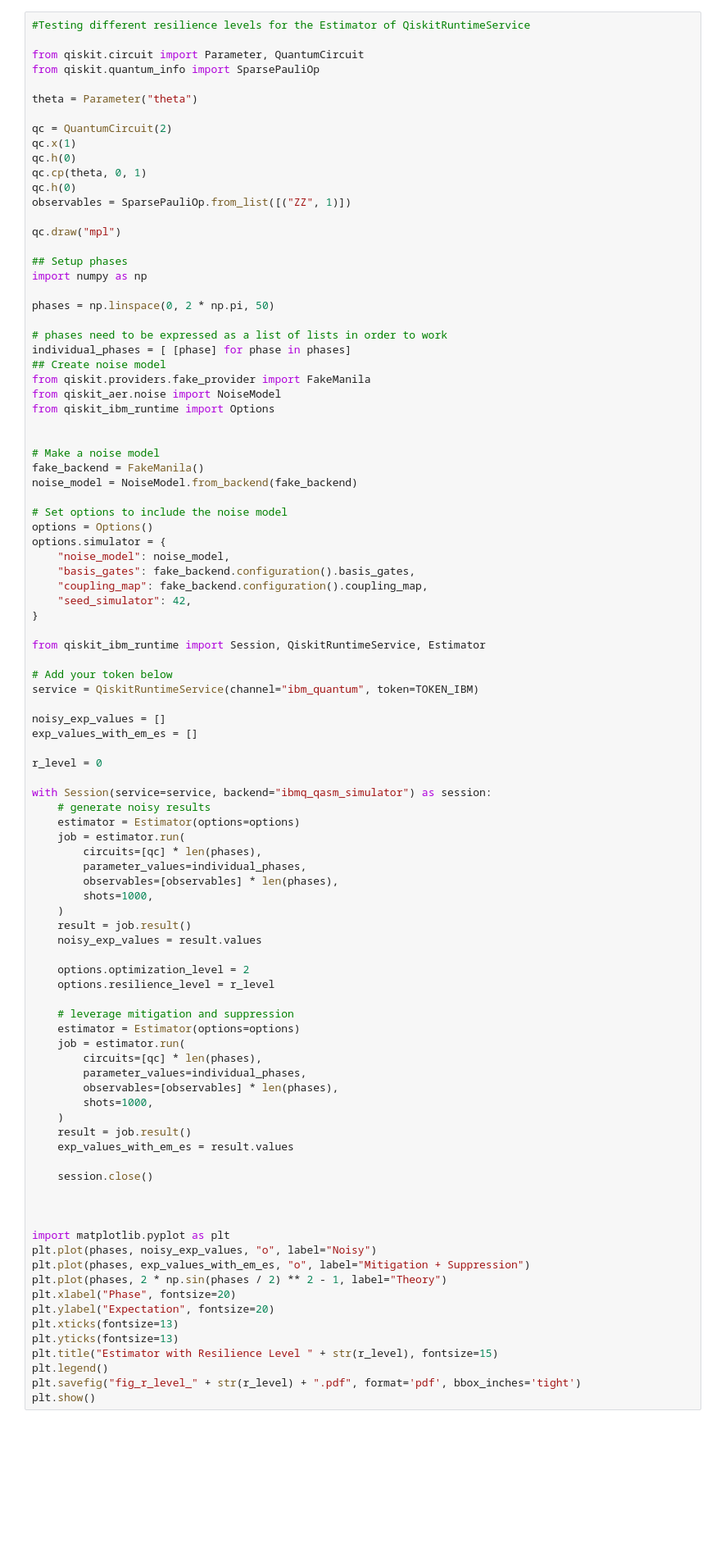
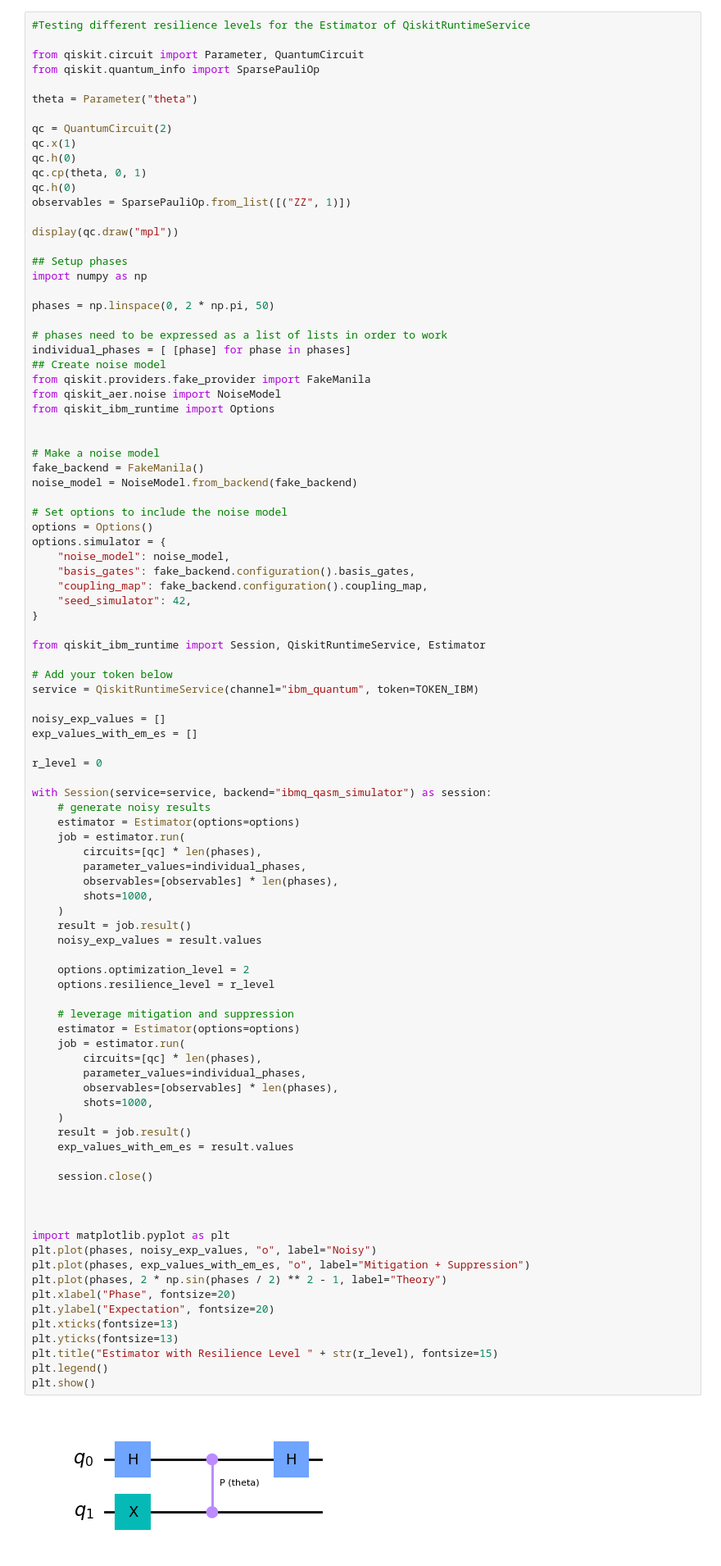
Before and after one commit to felix-cf/quantum-cfd, a Jupyter notebook: General Tests/backend_tests.ipynb, the cells around one changed output. Shown at 82% size. Cells and saved outputs as stored; diff of their text form; blank space fills up the shorter version.

```diff
--- a/General Tests/backend_tests.ipynb
+++ b/General Tests/backend_tests.ipynb
@@ -192,7 +343,7 @@ qc.cp(theta, 0, 1)
 qc.h(0)
 observables = SparsePauliOp.from_list([("ZZ", 1)])
 
-qc.draw("mpl")
+display(qc.draw("mpl"))
 
 ## Setup phases
 import numpy as np
@@ -244,31 +395,32 @@ with Session(service=service, backend="ibmq_qasm_simulator") as session:
 
     options.optimization_level = 2
     options.resilience_level = r_level
 
     # leverage mitigation and suppression
     estimator = Estimator(options=options)
     job = estimator.run(
         circuits=[qc] * len(phases),
         parameter_values=individual_phases,
         observables=[observables] * len(phases),
         shots=1000,
     )
     result = job.result()
     exp_values_with_em_es = result.values
 
     session.close()
 
 
 
 import matplotlib.pyplot as plt
 plt.plot(phases, noisy_exp_values, "o", label="Noisy")
 plt.plot(phases, exp_values_with_em_es, "o", label="Mitigation + Suppression")
 plt.plot(phases, 2 * np.sin(phases / 2) ** 2 - 1, label="Theory")
 plt.xlabel("Phase", fontsize=20)
 plt.ylabel("Expectation", fontsize=20)
 plt.xticks(fontsize=13)
 plt.yticks(fontsize=13)
 plt.title("Estimator with Resilience Level " + str(r_level), fontsize=15)
 plt.legend()
-plt.savefig("fig_r_level_" + str(r_level) + ".pdf", format='pdf', bbox_inches='tight')
 plt.show()
+# %% [output]
+[figure, added]
```
Also changed, not shown: parts of 3 cells of this notebook, 36 other files.
